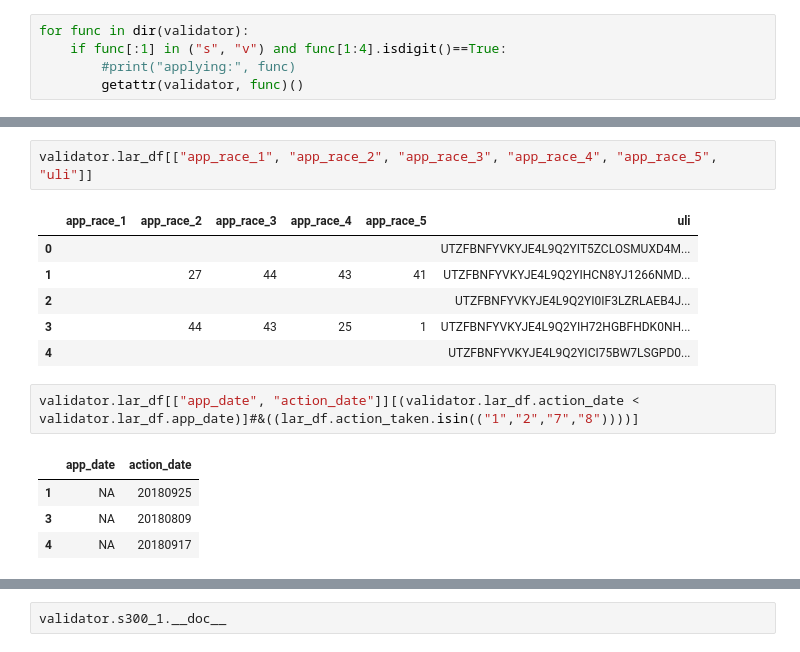
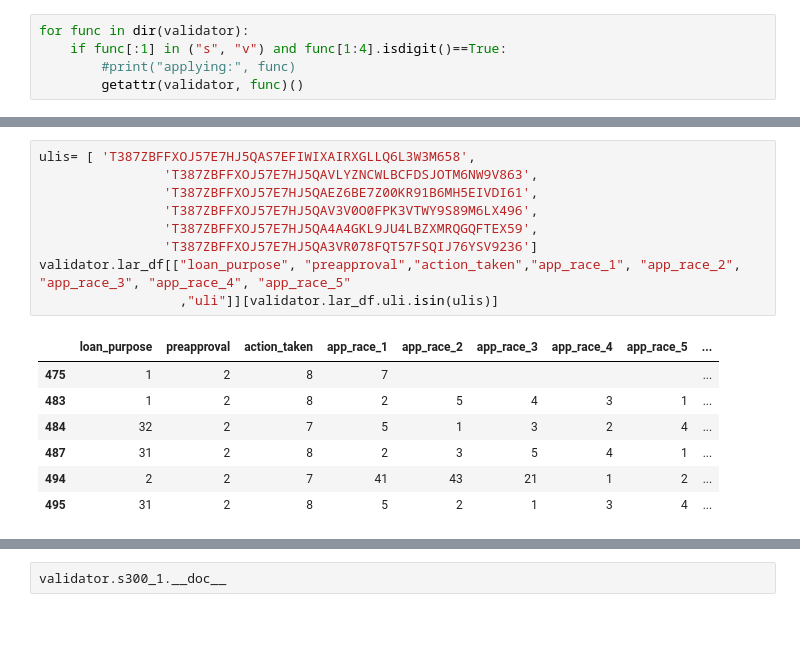
Before and after one commit to cfpb/hmda-test-files, a Jupyter notebook: python/2018_test_file_maker.ipynb, the cells around one changed output, grey strips where cells are left out. Drawn from its saved outputs; the diff is of its cells as text; blank space fills up the shorter version.

```diff
--- a/python/2018_test_file_maker.ipynb
+++ b/python/2018_test_file_maker.ipynb
@@ -215,16 +185,17 @@ validator.results
 # %%
-validator.lar_df[["app_race_1", "app_race_2", "app_race_3", "app_race_4", "app_race_5", "uli"]]
+ulis= [ 'T387ZBFFXOJ57E7HJ5QAS7EFIWIXAIRXGLLQ6L3W3M658',
+                'T387ZBFFXOJ57E7HJ5QAVLYZNCWLBCFDSJOTM6NW9V863',
+                'T387ZBFFXOJ57E7HJ5QAEZ6BE7Z00KR91B6MH5EIVDI61',
+                'T387ZBFFXOJ57E7HJ5QAV3V0O0FPK3VTWY9S89M6LX496',
+                'T387ZBFFXOJ57E7HJ5QA4A4GKL9JU4LBZXMRQGQFTEX59',
+                'T387ZBFFXOJ57E7HJ5QA3VR078FQT57FSQIJ76YSV9236']
+validator.lar_df[["loan_purpose", "preapproval","action_taken","app_race_1", "app_race_2", "app_race_3", "app_race_4", "app_race_5"
+                  ,"uli"]][validator.lar_df.uli.isin(ulis)]
 # %% [output]
-|  | app_race_1 | app_race_2 | app_race_3 | app_race_4 | app_race_5 | uli |
-| 0 |  |  |  |  |  | UTZFBNFYVKYJE4L9Q2YIT5ZCLOSMUXD4M... |
-| 1 |  | 27 | 44 | 43 | 41 | UTZFBNFYVKYJE4L9Q2YIHCN8YJ1266NMD... |
-| 2 |  |  |  |  |  | UTZFBNFYVKYJE4L9Q2YI0IF3LZRLAEB4J... |
-| 3 |  | 44 | 43 | 25 | 1 | UTZFBNFYVKYJE4L9Q2YIH72HGBFHDK0NH... |
-| 4 |  |  |  |  |  | UTZFBNFYVKYJE4L9Q2YICI75BW7LSGPD0... |
+|  | loan_purpose | preapproval | action_taken | app_race_1 | app_race_2 | app_race_3 | app_race_4 | app_race_5 | ... |
+| 475 | 1 | 2 | 8 | 7 |  |  |  |  | ... |
+| 483 | 1 | 2 | 8 | 2 | 5 | 4 | 3 | 1 | ... |
+| 484 | 32 | 2 | 7 | 5 | 1 | 3 | 2 | 4 | ... |
+| 487 | 31 | 2 | 8 | 2 | 3 | 5 | 4 | 1 | ... |
+| 494 | 2 | 2 | 7 | 41 | 43 | 21 | 1 | 2 | ... |
+| 495 | 31 | 2 | 8 | 5 | 2 | 1 | 3 | 4 | ... |
-# %%
-validator.lar_df[["app_date", "action_date"]][(validator.lar_df.action_date < validator.lar_df.app_date)]#&((lar_df.action_taken.isin(("1","2","7","8"))))]
-# %% [output]
-|  | app_date | action_date |
-| 1 | NA | 20180925 |
-| 3 | NA | 20180809 |
-| 4 | NA | 20180917 |
```
Also changed, not shown: parts of 9 cells of this notebook.
